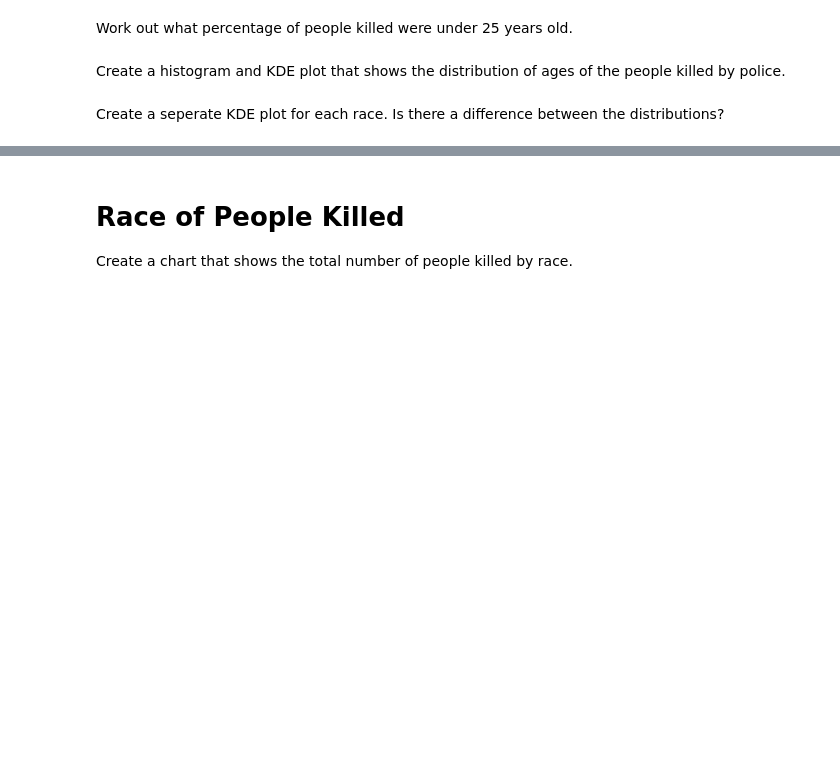
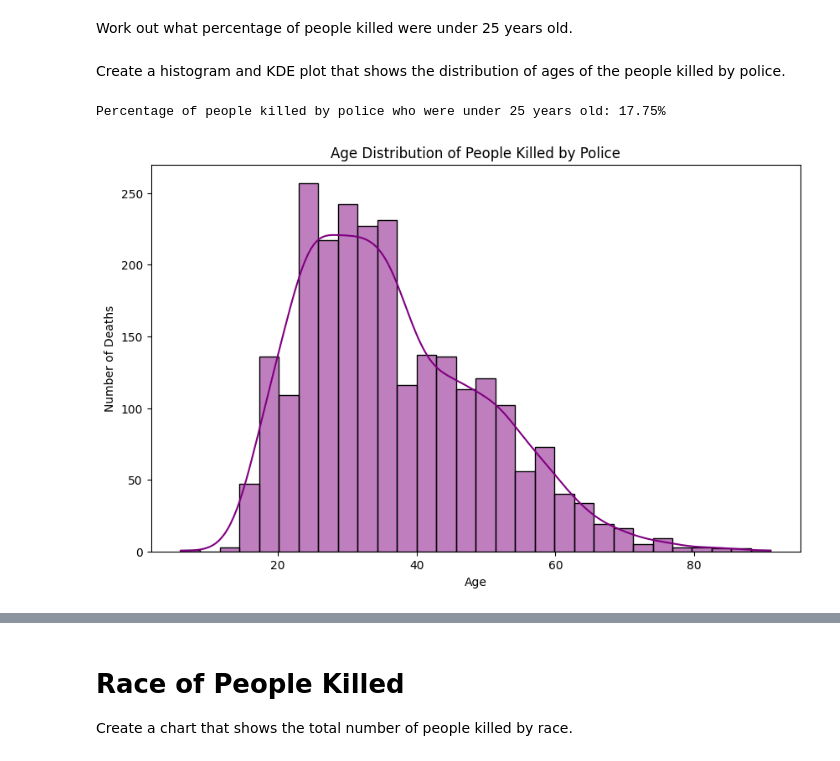
Before and after one commit to Griffin-lubisiaMulemia/Fatal-Force, a Jupyter notebook: Fatal_Force_(start).ipynb, the cells around one changed output, grey strips where cells are left out. Cells and saved outputs as stored; diff of their text form; code cells hidden in the pictures; blank space fills up the shorter version.

```diff
--- a/Fatal_Force_(start).ipynb
+++ b/Fatal_Force_(start).ipynb
@@ -467,5 +475,21 @@ plt.show()
 Work out what percentage of people killed were under 25 years old.
 # %% [markdown]
 Create a histogram and KDE plot that shows the distribution of ages of the people killed by police.
-# %% [markdown]
-Create a seperate KDE plot for each race. Is there a difference between the distributions?
+# %%
+#percentage of people killed who were under 25 years old
+under_25_count = df_fatalities[df_fatalities['age'] < 25].shape[0]
+total_count = df_fatalities.shape[0]
+under_25_percentage = (under_25_count / total_count) * 100
+print(f"Percentage of people killed by police who were under 25 years old: {under_25_percentage:.2f}%")
+# %% [output]
+Percentage of people killed by police who were under 25 years old: 17.75%
+# %%
+#a histogram plot showing zhe distribution of ages of people killed by the police
+plt.figure(figsize=(10, 6))
+sns.histplot(df_fatalities['age'].dropna(), bins=30, kde=True, color='purple')
+plt.title('Age Distribution of People Killed by Police')
+plt.xlabel('Age')
+plt.ylabel('Number of Deaths')
+plt.show()
+# %% [output]
+[figure, added]
```
Also changed, not shown: parts of 6 cells of this notebook.
